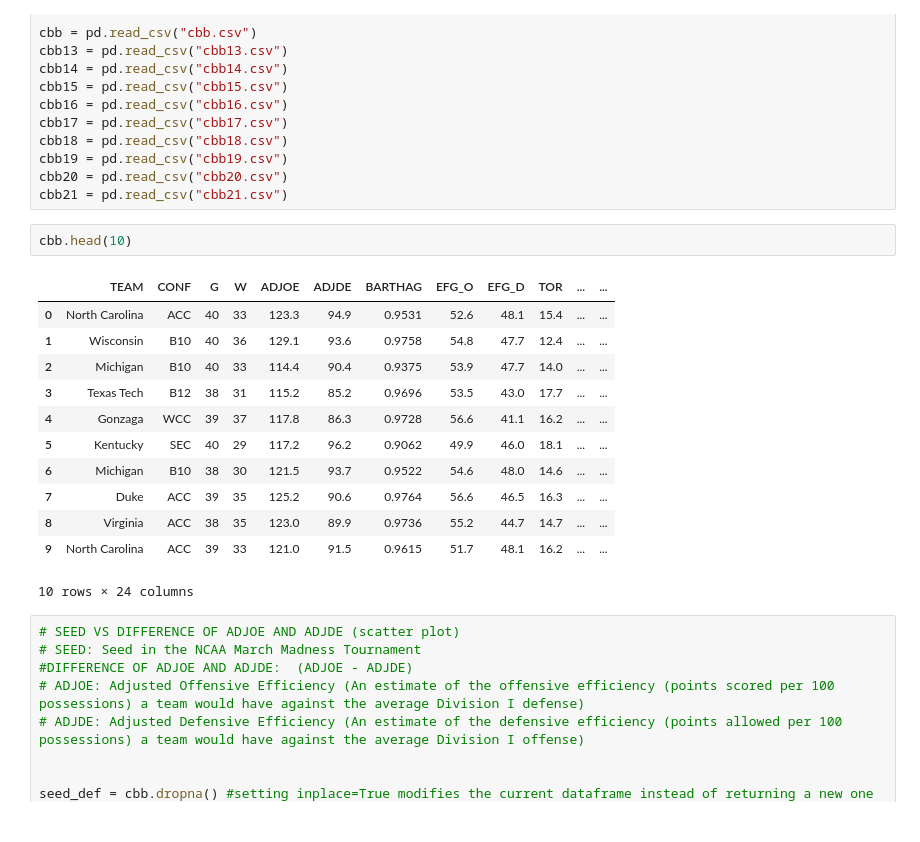
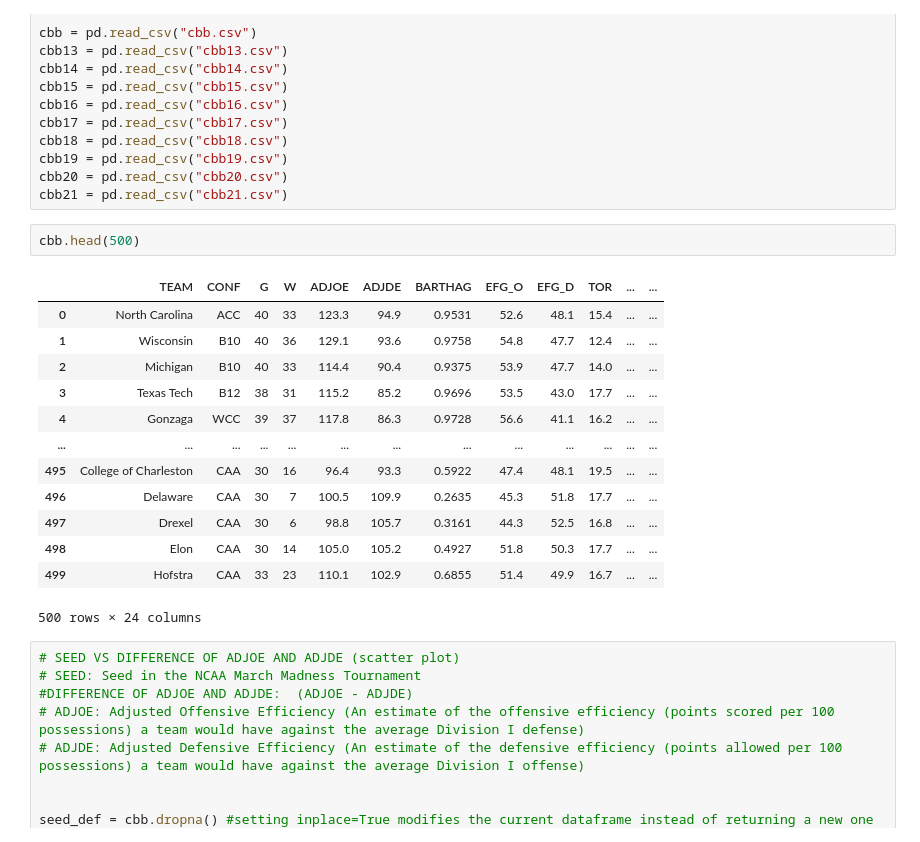
Before and after one commit to nicksteinly/216-Project, a Jupyter notebook: prototype.ipynb, the cells around one changed output. Cells and saved outputs as stored; diff of their text form.

```diff
--- a/prototype.ipynb
+++ b/prototype.ipynb
@@ -53,20 +53,21 @@ cbb19 = pd.read_csv("cbb19.csv")
 cbb20 = pd.read_csv("cbb20.csv")
 cbb21 = pd.read_csv("cbb21.csv")
 # %%
-cbb.head(10)
+cbb.head(500)
 # %% [output]
 |  | TEAM | CONF | G | W | ADJOE | ADJDE | BARTHAG | EFG_O | EFG_D | TOR | ... | ... |
 | 0 | North Carolina | ACC | 40 | 33 | 123.3 | 94.9 | 0.9531 | 52.6 | 48.1 | 15.4 | ... | ... |
 | 1 | Wisconsin | B10 | 40 | 36 | 129.1 | 93.6 | 0.9758 | 54.8 | 47.7 | 12.4 | ... | ... |
 | 2 | Michigan | B10 | 40 | 33 | 114.4 | 90.4 | 0.9375 | 53.9 | 47.7 | 14.0 | ... | ... |
 | 3 | Texas Tech | B12 | 38 | 31 | 115.2 | 85.2 | 0.9696 | 53.5 | 43.0 | 17.7 | ... | ... |
 | 4 | Gonzaga | WCC | 39 | 37 | 117.8 | 86.3 | 0.9728 | 56.6 | 41.1 | 16.2 | ... | ... |
-| 5 | Kentucky | SEC | 40 | 29 | 117.2 | 96.2 | 0.9062 | 49.9 | 46.0 | 18.1 | ... | ... |
-| 6 | Michigan | B10 | 38 | 30 | 121.5 | 93.7 | 0.9522 | 54.6 | 48.0 | 14.6 | ... | ... |
-| 7 | Duke | ACC | 39 | 35 | 125.2 | 90.6 | 0.9764 | 56.6 | 46.5 | 16.3 | ... | ... |
-| 8 | Virginia | ACC | 38 | 35 | 123.0 | 89.9 | 0.9736 | 55.2 | 44.7 | 14.7 | ... | ... |
-| 9 | North Carolina | ACC | 39 | 33 | 121.0 | 91.5 | 0.9615 | 51.7 | 48.1 | 16.2 | ... | ... |
+| ... | ... | ... | ... | ... | ... | ... | ... | ... | ... | ... | ... | ... |
+| 495 | College of Charleston | CAA | 30 | 16 | 96.4 | 93.3 | 0.5922 | 47.4 | 48.1 | 19.5 | ... | ... |
+| 496 | Delaware | CAA | 30 | 7 | 100.5 | 109.9 | 0.2635 | 45.3 | 51.8 | 17.7 | ... | ... |
+| 497 | Drexel | CAA | 30 | 6 | 98.8 | 105.7 | 0.3161 | 44.3 | 52.5 | 16.8 | ... | ... |
+| 498 | Elon | CAA | 30 | 14 | 105.0 | 105.2 | 0.4927 | 51.8 | 50.3 | 17.7 | ... | ... |
+| 499 | Hofstra | CAA | 33 | 23 | 110.1 | 102.9 | 0.6855 | 51.4 | 49.9 | 16.7 | ... | ... |
-10 rows × 24 columns
+500 rows × 24 columns
 # %%
 # SEED VS DIFFERENCE OF ADJOE AND ADJDE (scatter plot)
 # SEED: Seed in the NCAA March Madness Tournament
```
Also changed, not shown: parts of 3 cells of this notebook.
